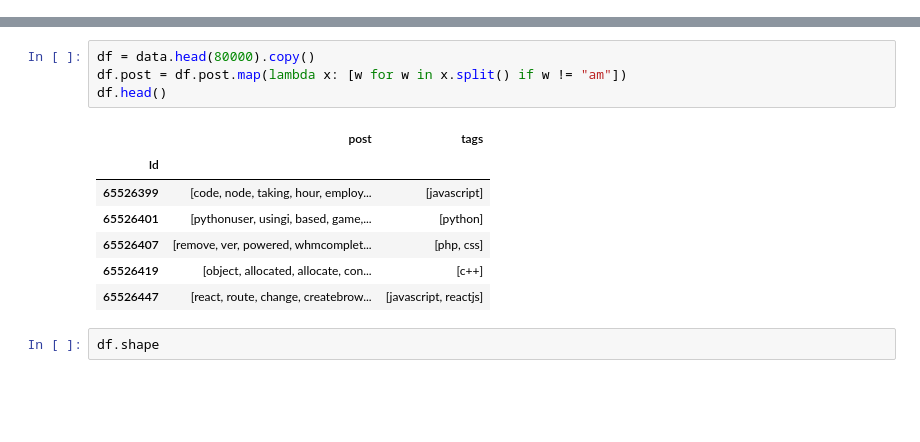
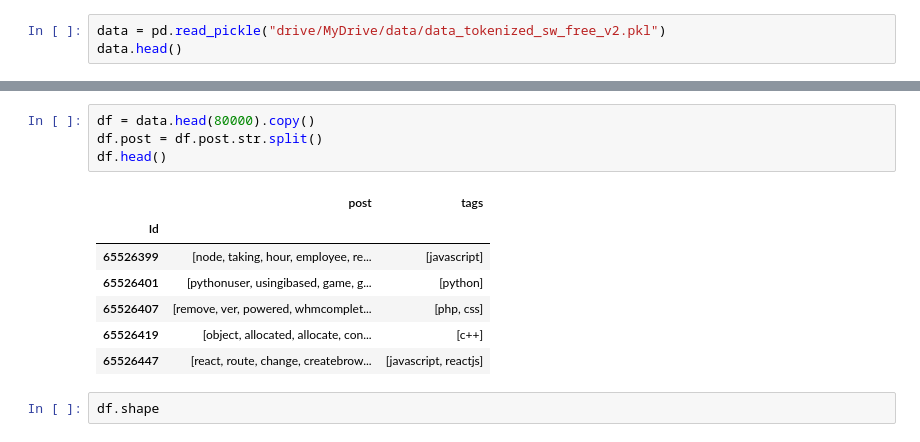
Before and after one commit to felanbi/Projet-OC-Categoriser-automatiquement-des-questions, a Jupyter notebook: P5_02_notebooktest.ipynb, the cells around one changed output, grey strips where cells are left out. Cells and saved outputs as stored; diff of their text form; blank space fills up the shorter version.

Commit message:
Utilisation du format pickle

```diff
--- a/P5_02_notebooktest.ipynb
+++ b/P5_02_notebooktest.ipynb
@@ -31,0 +13,3 @@ data.head()
+# %%
+data = pd.read_pickle("drive/MyDrive/data/data_tokenized_sw_free_v2.pkl")
+data.head()
@@ -32,12 +24,12 @@ data.head()
 # %%
 df = data.head(80000).copy()
-df.post = df.post.map(lambda x: [w for w in x.split() if w != "am"])
+df.post = df.post.str.split()
 df.head()
 # %% [output]
 |  | post | tags |
 | Id |  |  |
-| 65526399 | [code, node, taking, hour, employ... | [javascript] |
-| 65526401 | [pythonuser, usingi, based, game,... | [python] |
+| 65526399 | [node, taking, hour, employee, re... | [javascript] |
+| 65526401 | [pythonuser, usingibased, game, g... | [python] |
 | 65526407 | [remove, ver, powered, whmcomplet... | [php, css] |
 | 65526419 | [object, allocated, allocate, con... | [c++] |
 | 65526447 | [react, route, change, createbrow... | [javascript, reactjs] |
```
Also changed, not shown: parts of 5 cells of this notebook.
